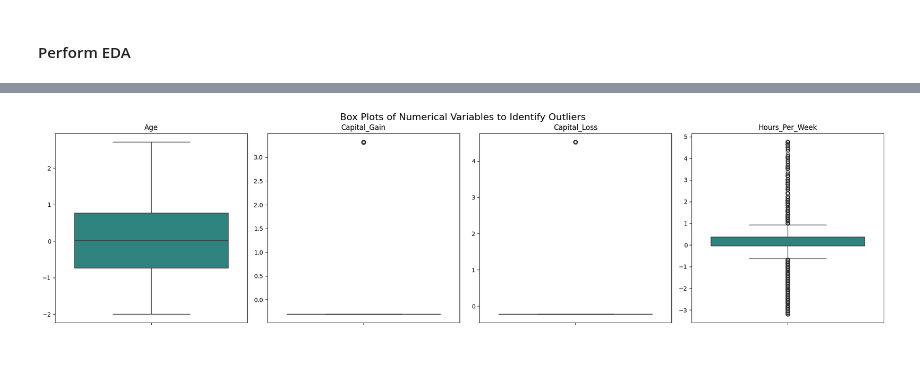
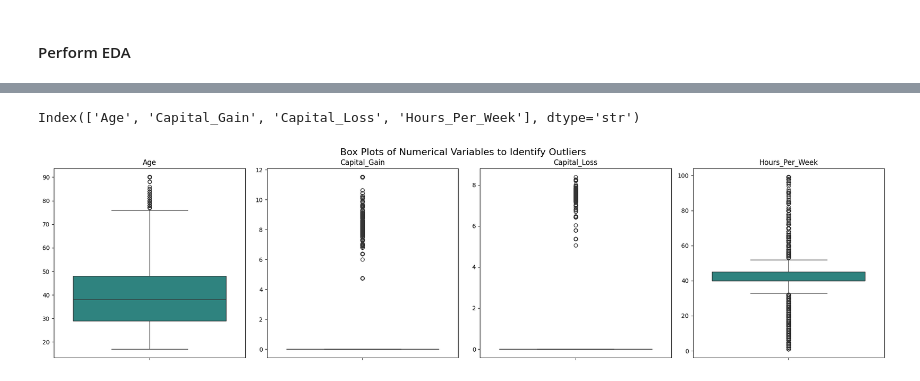
Before and after one commit to abhijit250692/Income_Prediction, a Jupyter notebook: code.ipynb, the cells around one changed output, grey strips where cells are left out. Saved outputs shown, nothing was run; the diff lists cells and outputs as text; code cells hidden in the pictures.

```diff
--- a/code.ipynb
+++ b/code.ipynb
@@ -206,22 +287,0 @@ plt.show()
-# %%
-numeric_cols = df.select_dtypes(include=np.number).columns
-numeric_cols.drop('Income')
-n = len(numeric_cols)
-cols_per_row = 3
-rows = (n + cols_per_row - 1) // cols_per_row
-
-fig, axes = plt.subplots(rows, cols_per_row, figsize=(cols_per_row * 5, rows * 4))
-axes = axes.flatten()
-
-for i, col in enumerate(numeric_cols):
-    sns.histplot(df[col].dropna(), kde=True, ax=axes[i], stat='density', color='C0')
-    axes[i].set_title(f'{col} (skew={df[col].skew():.2f})')
-    axes[i].set_xlabel('')
-    axes[i].set_ylabel('Density')
-
-# remove any unused axes
-for j in range(len(numeric_cols), len(axes)):
-    fig.delaxes(axes[j])
-
-plt.tight_layout()
-plt.show()
@@ -323,10 +440 @@ Income             1.212430
 dtype: float64
-# %%
-# Handle skewness
-
-pt = PowerTransformer(method='yeo-johnson')
-
-transformed_columns = [col for col in df_eda.columns if col not in ['Income']]
-df_eda[transformed_columns] = pt.fit_transform(df_eda[transformed_columns])
-
-df_eda.skew()
@@ -344,0 +441,3 @@ dtype: float64
+# %%
+skewed_cols = [col for col in df_eda.columns if ((df_eda[col].skew() > 0.5 or df_eda[col].skew() < -0.5) and col not in categorical_cols)]
+skewed_cols
@@ -344,0 +446,5 @@ dtype: float64
+# %%
+# Applying log transformation to reduce skewness
+
+for col in skewed_cols:
+    df_eda[col] = np.log1p(df_eda[col])
@@ -345,26 +467,30 @@ dtype: float64
+# %%
+numerical_cols
+# %% [output]
+Index(['Age', 'Capital_Gain', 'Capital_Loss', 'Hours_Per_Week'], dtype='str')
 # %%
 # outlier detection
 
-predictors = [col for col in df_eda.columns if col not in categorical_cols]
+predictors = [col for col in df_eda.columns if col in numerical_cols]
 num_plots = len(predictors)
 num_rows = (num_plots + 3) // 4  # Adjust for 4 plots per row
 num_cols = 4
 
 fig, axes = plt.subplots(num_rows, num_cols, figsize=(20, 5 * num_rows))
 axes = axes.flatten()
 
 for i, col in enumerate(predictors):
     sns.boxplot(y=df_eda[col], ax=axes[i], palette='viridis')
     axes[i].set_title(col, fontsize=12)
     axes[i].set_ylabel('') # Remove y-label for cleaner look
     axes[i].tick_params(axis='y', labelsize=10)
 
 # Hide any unused subplots
 for i in range(num_plots, len(axes)):
     fig.delaxes(axes[i])
 
 plt.tight_layout()
 plt.suptitle('Box Plots of Numerical Variables to Identify Outliers', y=1.02, fontsize=16)
 plt.show()
 # %% [output]
-[figure, old version]
+[figure, new version]
```
Also changed, not shown: parts of 56 cells of this notebook, 4 other files.
